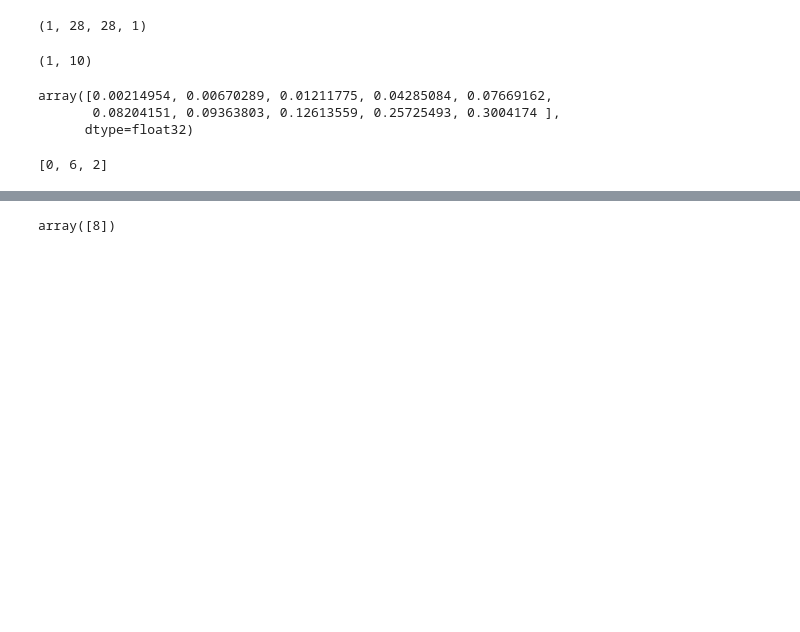
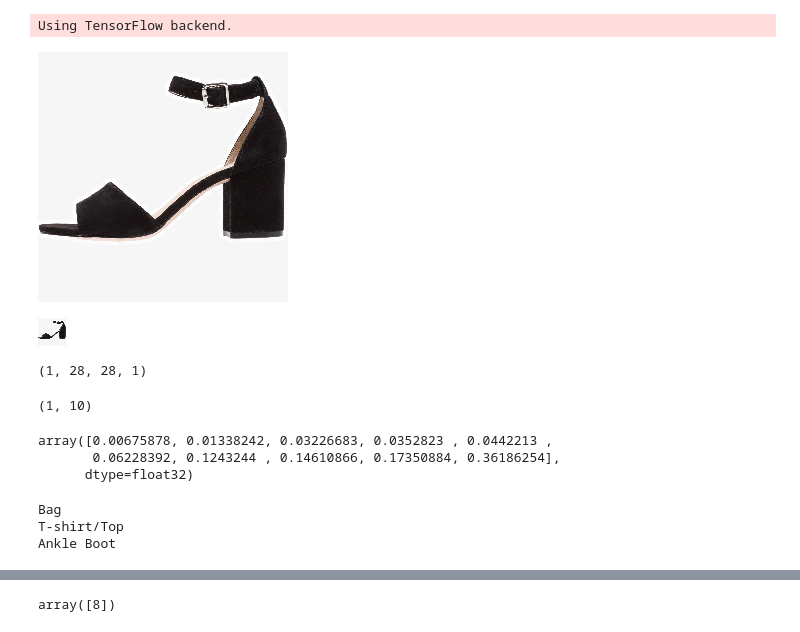
Before and after one commit to iroot4u/fashion_mnist, a Jupyter notebook: photo-converter.ipynb, the cells around one changed output, grey strips where cells are left out. Cells and saved outputs as stored; diff of their text form; code cells hidden in the pictures; blank space fills up the shorter version.

```diff
--- a/photo-converter.ipynb
+++ b/photo-converter.ipynb
@@ -28,5 +0,0 @@ im_28_gr_arr /= 255
-# %%
-x_test = np.array([im_28_gr_arr.reshape(28, 28, 1)])
-x_test.shape
-# %% [output]
-(1, 28, 28, 1)
@@ -35,5 +1,33 @@ from keras.models import load_model
+# %%
+from keras.models import load_model
+from PIL import Image
+from IPython.display import display
+import numpy as np
+labels = ['T-shirt/Top', 'Trouser', 'Pullover', 'Dress', 'Coat', 'Sandal', 'Shirt', 'Sneaker', 'Bag', 'Ankle Boot']
+# %% [output]
+Using TensorFlow backend.
 # %%
 model = load_model('my_model.h5')
+# %%
+im = Image.open("../test_data/IMG-12.JPG")
+size = 250, 250
+display(im.resize(size))
+# %% [output]
+[figure, added]
+# %%
+im_28 = im.resize((28, 28))
+im_28_gr = im_28.convert('L')
+display(im_28_gr)
+# %% [output]
+[figure, added]
+# %%
+im_28_gr_arr = np.asarray(im_28_gr).astype('float32')
+im_28_gr_arr.shape
+im_28_gr_arr /= 255
+x_test = np.array([im_28_gr_arr.reshape(28, 28, 1)])
+x_test.shape
+# %% [output]
+(1, 28, 28, 1)
 # %%
 result = model.predict(x_test)
 result.shape
@@ -42,11 +36,15 @@ result.shape
 # %%
 np.sort(result[0])
 # %% [output]
-array([0.00214954, 0.00670289, 0.01211775, 0.04285084, 0.07669162,
-       0.08204151, 0.09363803, 0.12613559, 0.25725493, 0.3004174 ],
+array([0.00675878, 0.01338242, 0.03226683, 0.0352823 , 0.0442213 ,
+       0.06228392, 0.1243244 , 0.14610866, 0.17350884, 0.36186254],
       dtype=float32)
 # %%
 index = sorted(range(len(result[0])), key=lambda i: result[0][i], reverse=True)[:3]
-index
+result[0][index]
+for i in index:
+    print(labels[i])
 # %% [output]
-[0, 6, 2]
+Bag
+T-shirt/Top
+Ankle Boot
```
Also changed, not shown: parts of 9 cells of this notebook, 14 other files.
